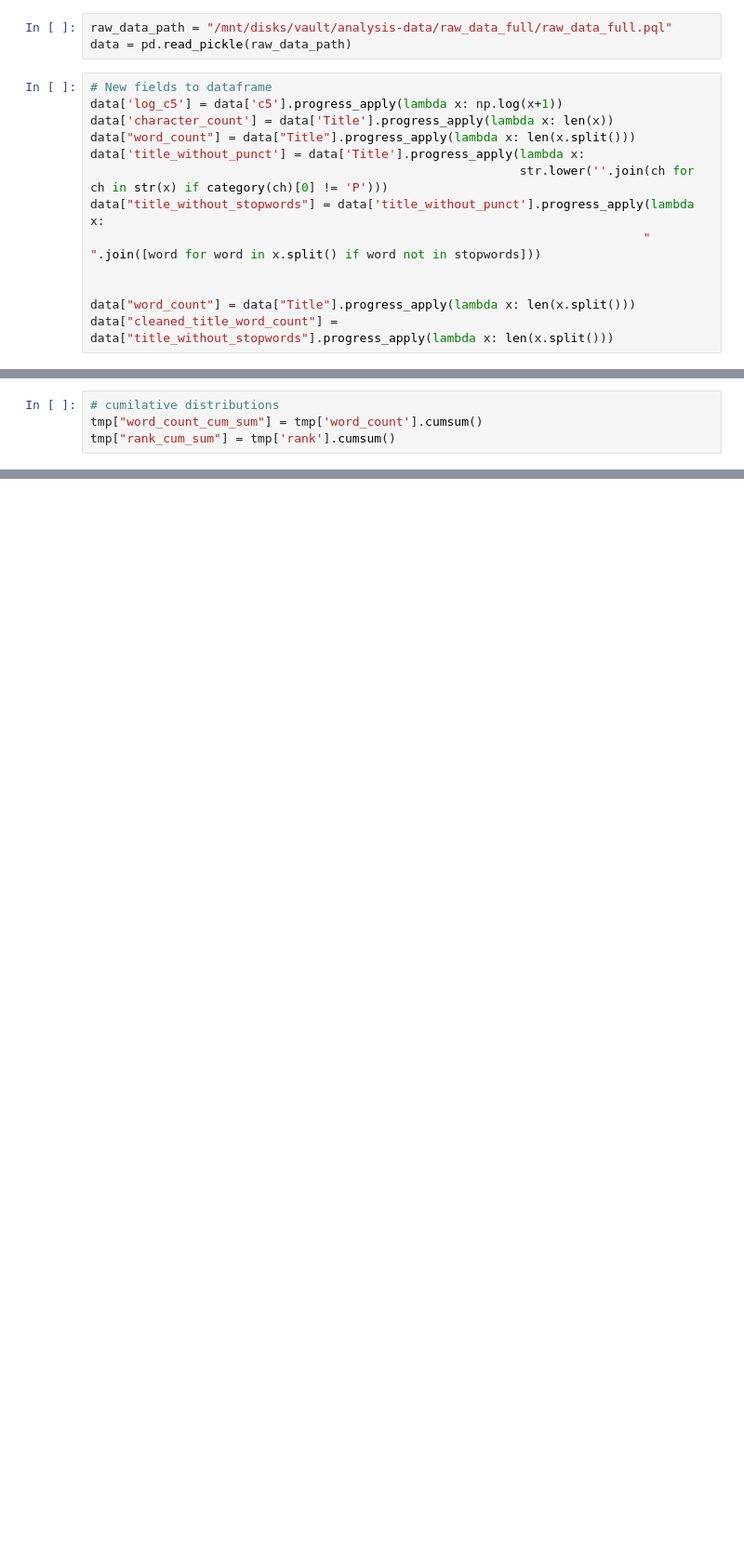
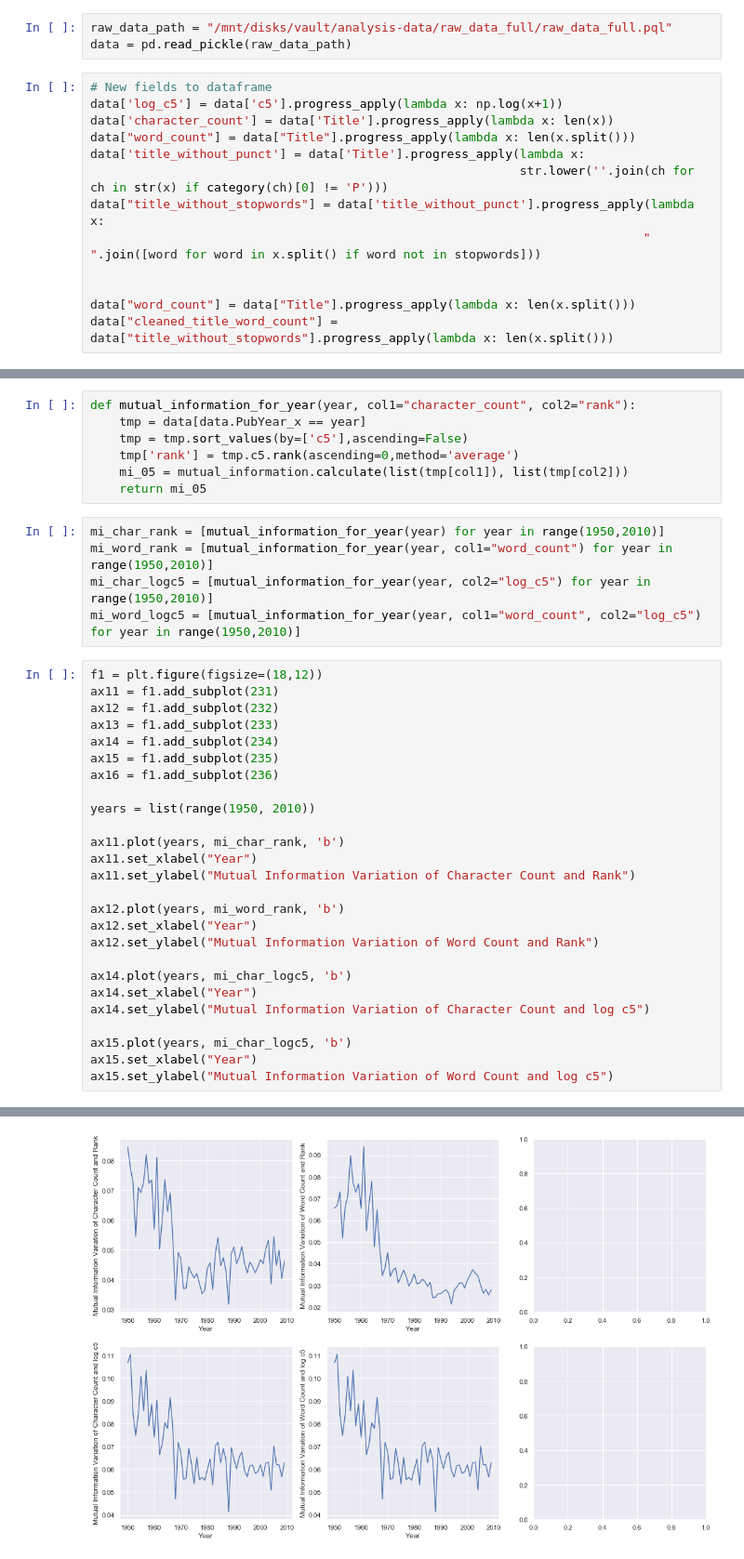
Before and after one commit to srjit/science-of-genius-title-impact, a Jupyter notebook: src/data-exploration/6. Ranking & Mutual Information - I.ipynb, the cells around one changed output, grey strips where cells are left out. Shown: that part at 93% size. Saved outputs shown, nothing was run; the diff lists cells and outputs as text; blank space fills up the shorter version.

```diff
--- a/src/data-exploration/6. Ranking & Mutual Information - I.ipynb
+++ b/src/data-exploration/6. Ranking & Mutual Information - I.ipynb
@@ -64,4 +55,0 @@ g = sns.jointplot("rank", "log_c5", data=tmp, kind="hex", color="b")
-# %%
-# cumilative distributions
-tmp["word_count_cum_sum"] = tmp['word_count'].cumsum()
-tmp["rank_cum_sum"] = tmp['rank'].cumsum()
@@ -127,0 +56,39 @@ visualizer.poof()
+# %%
+def mutual_information_for_year(year, col1="character_count", col2="rank"):
+    tmp = data[data.PubYear_x == year]
+    tmp = tmp.sort_values(by=['c5'],ascending=False)
+    tmp['rank'] = tmp.c5.rank(ascending=0,method='average')
+    mi_05 = mutual_information.calculate(list(tmp[col1]), list(tmp[col2]))
+    return mi_05
+# %%
+mi_char_rank = [mutual_information_for_year(year) for year in range(1950,2010)]
+mi_word_rank = [mutual_information_for_year(year, col1="word_count") for year in range(1950,2010)]
+mi_char_logc5 = [mutual_information_for_year(year, col2="log_c5") for year in range(1950,2010)]
+mi_word_logc5 = [mutual_information_for_year(year, col1="word_count", col2="log_c5") for year in range(1950,2010)]
+# %%
+f1 = plt.figure(figsize=(18,12))
+ax11 = f1.add_subplot(231)
+ax12 = f1.add_subplot(232)
+ax13 = f1.add_subplot(233)
+ax14 = f1.add_subplot(234)
+ax15 = f1.add_subplot(235)
+ax16 = f1.add_subplot(236)
+
+years = list(range(1950, 2010))
+
+ax11.plot(years, mi_char_rank, 'b')
+ax11.set_xlabel("Year")
+ax11.set_ylabel("Mutual Information Variation of Character Count and Rank")
+
+ax12.plot(years, mi_word_rank, 'b')
+ax12.set_xlabel("Year")
+ax12.set_ylabel("Mutual Information Variation of Word Count and Rank")
+
+ax14.plot(years, mi_char_logc5, 'b')
+ax14.set_xlabel("Year")
+ax14.set_ylabel("Mutual Information Variation of Character Count and log c5")
+
+ax15.plot(years, mi_char_logc5, 'b')
+ax15.set_xlabel("Year")
+ax15.set_ylabel("Mutual Information Variation of Word Count and log c5")
+# %% [output]
@@ -127,0 +96 @@ visualizer.poof()
+[figure, added]
```
Also changed, not shown: parts of 10 cells of this notebook, 9 other files.
